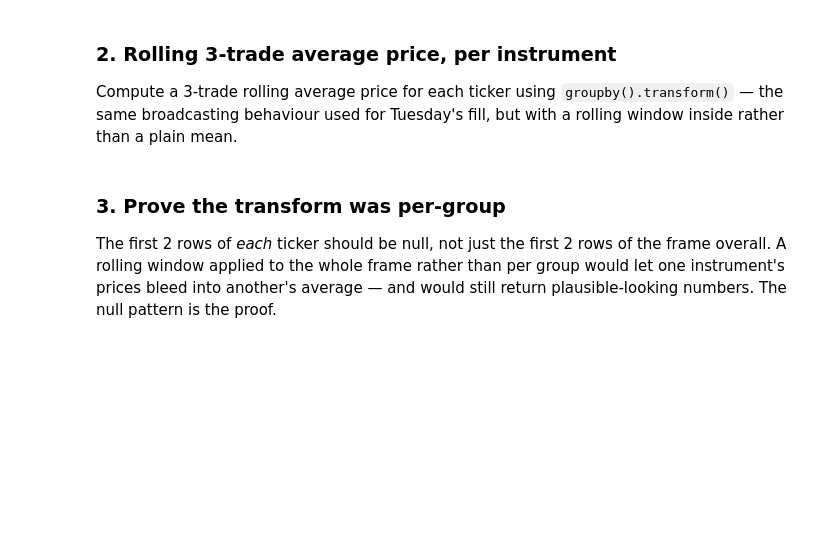
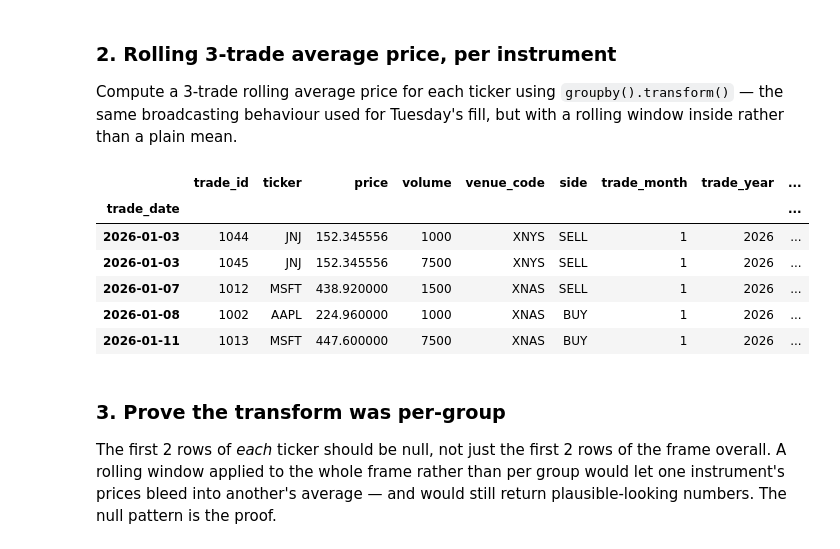
Before and after one commit to mryiadom/gcp-de-portfolio, a Jupyter notebook: notebooks/01_cleaning.ipynb, the cells around one changed output. Cells and saved outputs as stored; diff of their text form; code cells hidden in the pictures; blank space fills up the shorter version.

```diff
--- a/notebooks/01_cleaning.ipynb
+++ b/notebooks/01_cleaning.ipynb
@@ -462,6 +453,20 @@ Name: volume, dtype: Int64
 ### 2. Rolling 3-trade average price, per instrument
 
 Compute a 3-trade rolling average price for each ticker using `groupby().transform()` — the same broadcasting behaviour used for Tuesday's fill, but with a rolling window inside rather than a plain mean.
+# %%
+raw_trades_new = raw_trades.copy()
+# %%
+raw_trades_new['rolling_3_trade_avg'] = raw_trades_new.groupby('ticker')['price'].transform(lambda x: x.rolling(3).mean().round(2))
+# %%
+raw_trades_new.head()
+# %% [output]
+|  | trade_id | ticker | price | volume | venue_code | side | trade_month | trade_year | ... |
+| trade_date |  |  |  |  |  |  |  |  | ... |
+| 2026-01-03 | 1044 | JNJ | 152.345556 | 1000 | XNYS | SELL | 1 | 2026 | ... |
+| 2026-01-03 | 1045 | JNJ | 152.345556 | 7500 | XNYS | SELL | 1 | 2026 | ... |
+| 2026-01-07 | 1012 | MSFT | 438.920000 | 1500 | XNAS | SELL | 1 | 2026 | ... |
+| 2026-01-08 | 1002 | AAPL | 224.960000 | 1000 | XNAS | BUY | 1 | 2026 | ... |
+| 2026-01-11 | 1013 | MSFT | 447.600000 | 7500 | XNAS | BUY | 1 | 2026 | ... |
 # %% [markdown]
 ### 3. Prove the transform was per-group
 
```
Also changed, not shown: parts of 5 cells of this notebook.
